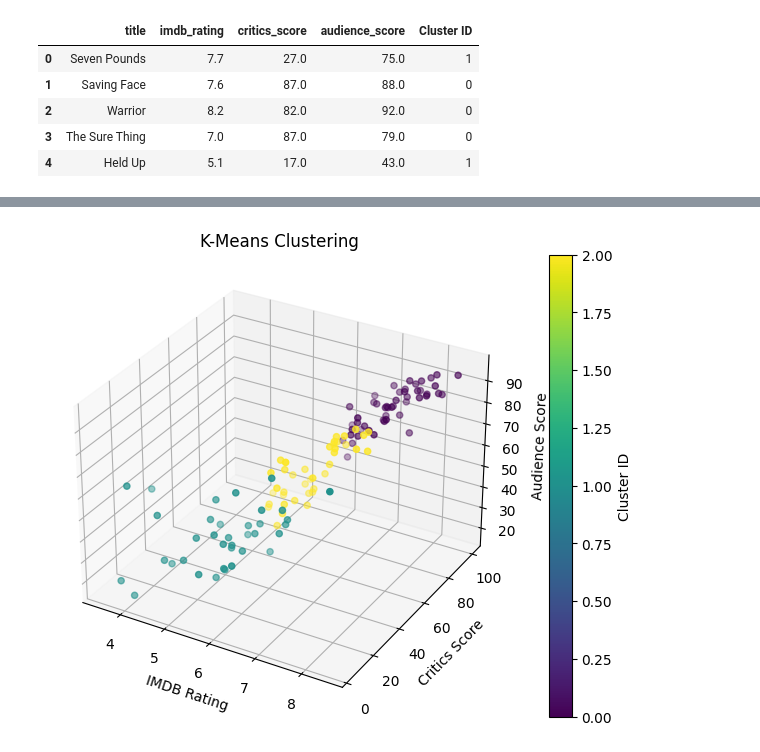
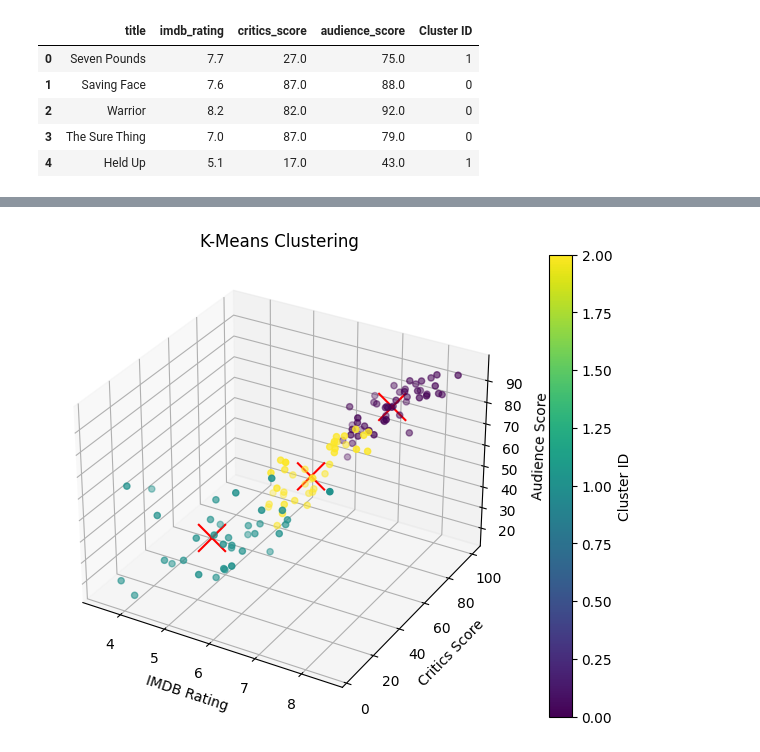
Before and after one commit to Robby-D1/CSC177_ClusterAnalysis_Project, a Jupyter notebook: Part 1/Text Mining Project Part 1.ipynb, the cells around one changed output, grey strips where cells are left out. Saved outputs shown, nothing was run; the diff lists cells and outputs as text; code cells hidden in the pictures.

Commit message:
More report notes and centroids on graph

```diff
--- a/Part 1/Text Mining Project Part 1.ipynb
+++ b/Part 1/Text Mining Project Part 1.ipynb
@@ -124,21 +128,22 @@ predicted_data.head()
 # %%
 from mpl_toolkits.mplot3d import Axes3D
 
 # Create a 3D scatter plot
 fig = plt.figure(figsize=(10, 6))
 ax = fig.add_subplot(111, projection='3d')
 
 # Scatter plot of the data points, with each cluster assigned a different color
 scatter = ax.scatter(X_test['imdb_rating'], X_test['critics_score'], X_test['audience_score'], c=labels, cmap='viridis')
+ax.scatter(centroids[:, 0], centroids[:, 1], centroids[:, 2], marker='x', s=400, c='red', label='Centroids', alpha=1.0)
 
 # Set labels and title
 ax.set_xlabel('IMDB Rating')
 ax.set_ylabel('Critics Score')
 ax.set_zlabel('Audience Score')
 ax.set_title('K-Means Clustering')
 
 plt.colorbar(scatter, label='Cluster ID')
 
 plt.show()
 # %% [output]
-[figure, old version]
+[figure, new version]
```
Also changed, not shown: parts of 5 cells of this notebook.
